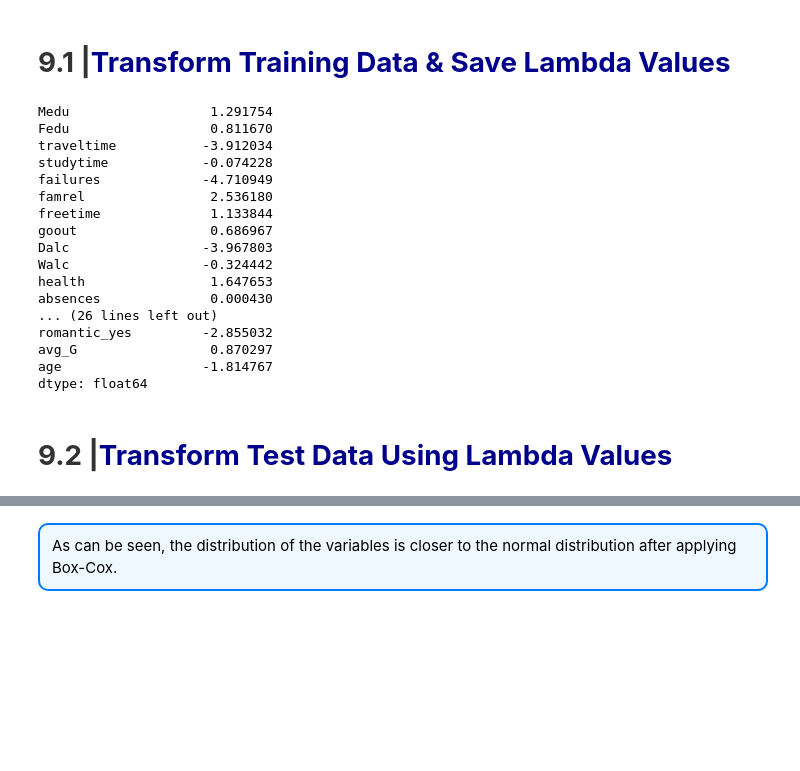
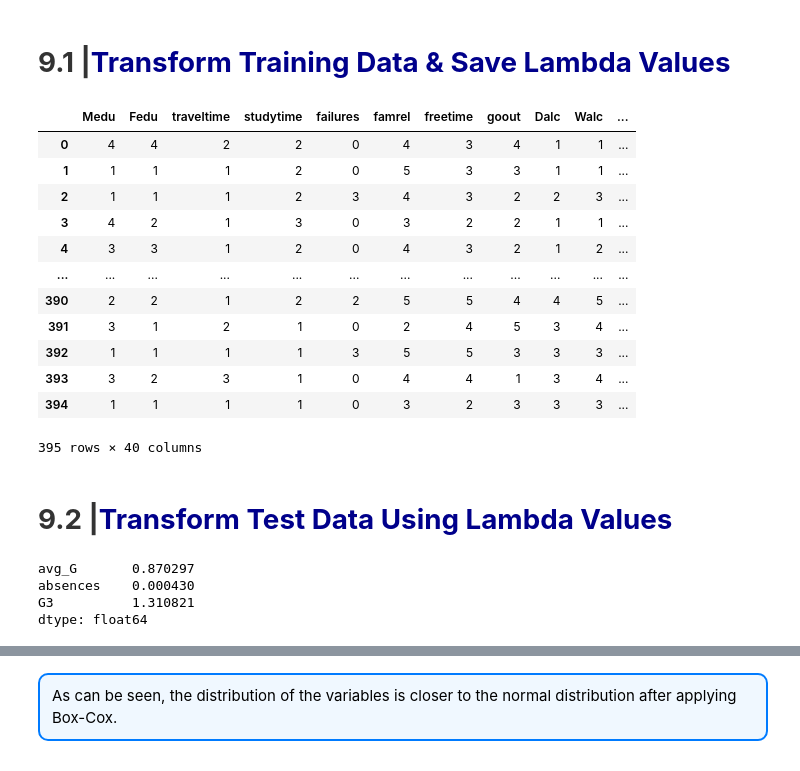
Before and after one commit to vn33/Linear-Regression-Polynomial-Regression-Regularization-Assumptions, a Jupyter notebook: student.ipynb, the cells around one changed output, grey strips where cells are left out. Cells and saved outputs as stored; diff of their text form; code cells hidden in the pictures; blank space fills up the shorter version.

```diff
--- a/student.ipynb
+++ b/student.ipynb
@@ -1375,5 +1396,6 @@ The orange line should be flat:
 # %%
-del df_enc['age']
+columns_to_delete = ['age']
+df_enc.drop(columns=columns_to_delete, axis=1, inplace=True)
 # %% [markdown]
 <a id="8.8"></a>
 # <b><span style='color:#333'>8.8 |</span><span style='color:#00008B'> Results Visualization</span></b>
@@ -1411,34 +1433,53 @@ compare_plot(df_comp)
 # %% [markdown]
 <a id="9.1"></a>
 # <b><span style='color:#333'>9.1 |</span><span style='color:#00008B'>Transform Training Data & Save Lambda Values</span></b>
+# %%
+df_enc
+# %% [output]
+|  | Medu | Fedu | traveltime | studytime | failures | famrel | freetime | goout | Dalc | Walc | ... |
+| 0 | 4 | 4 | 2 | 2 | 0 | 4 | 3 | 4 | 1 | 1 | ... |
+| 1 | 1 | 1 | 1 | 2 | 0 | 5 | 3 | 3 | 1 | 1 | ... |
+| 2 | 1 | 1 | 1 | 2 | 3 | 4 | 3 | 2 | 2 | 3 | ... |
+| 3 | 4 | 2 | 1 | 3 | 0 | 3 | 2 | 2 | 1 | 1 | ... |
+| 4 | 3 | 3 | 1 | 2 | 0 | 4 | 3 | 2 | 1 | 2 | ... |
+| ... | ... | ... | ... | ... | ... | ... | ... | ... | ... | ... | ... |
+| 390 | 2 | 2 | 1 | 2 | 2 | 5 | 5 | 4 | 4 | 5 | ... |
+| 391 | 3 | 1 | 2 | 1 | 0 | 2 | 4 | 5 | 3 | 4 | ... |
+| 392 | 1 | 1 | 1 | 1 | 3 | 5 | 5 | 3 | 3 | 3 | ... |
+| 393 | 3 | 2 | 3 | 1 | 0 | 4 | 4 | 1 | 3 | 4 | ... |
+| 394 | 1 | 1 | 1 | 1 | 0 | 3 | 2 | 3 | 3 | 3 | ... |
+395 rows × 40 columns
 # %%
-fitted_lambda = pd.Series(np.zeros(len(df_enc.columns), dtype=np.float64), index=df_enc.columns)
+# fitted_lambda = pd.Series(np.zeros(len(df_enc.columns), dtype=np.float64), index=df_enc.columns)
 
-y_train, fitted_lambda['G3'] = stats.boxcox(y_train+1)
-for col in X_train.columns:
-    X_train[col], fitted_lambda[col] = stats.boxcox(X_train[col]+1)
+# y_train, fitted_lambda['G3'] = stats.boxcox(y_train+1)
+# for col in X_train.columns:
+#     X_train[col], fitted_lambda[col] = stats.boxcox(X_train[col]+1)
 
-fitted_lambda
+# fitted_lambda
-# %% [output]
-Medu                  1.291754
-Fedu                  0.811670
-traveltime           -3.912034
-studytime            -0.074228
-failures             -4.710949
-famrel                2.536180
-freetime              1.133844
-goout                 0.686967
-Dalc                 -3.967803
-Walc                 -0.324442
-health                1.647653
-absences              0.000430
-... (26 lines left out)
-romantic_yes         -2.855032
-avg_G                 0.870297
-age                  -1.814767
-dtype: float64
 # %% [markdown]
 <a id="9.2"></a>
 # <b><span style='color:#333'>9.2 |</span><span style='color:#00008B'>Transform Test Data Using Lambda Values</span></b>
+# %%
+# Specify the columns you want to transform
+columns = ['avg_G', 'absences']
+
+# Initialize the Series with the specified columns only
+fitted_lambda = pd.Series(np.zeros(len(columns), dtype=np.float64), index=columns)
+
+# Transform y_train and store the lambda value for 'G3'
+y_train, fitted_lambda['G3'] = stats.boxcox(y_train + 1)
+
+# Transform the specified columns in X_train and store their lambda values
+for col in columns:
+    X_train[col], fitted_lambda[col] = stats.boxcox(X_train[col] + 1)
+
+# Display the fitted lambda values
+fitted_lambda
+# %% [output]
+avg_G       0.870297
+absences    0.000430
+G3          1.310821
+dtype: float64
 # %%
 y_test = stats.boxcox(y_test+1, fitted_lambda['G3'])
```
Also changed, not shown: parts of 38 cells of this notebook.
